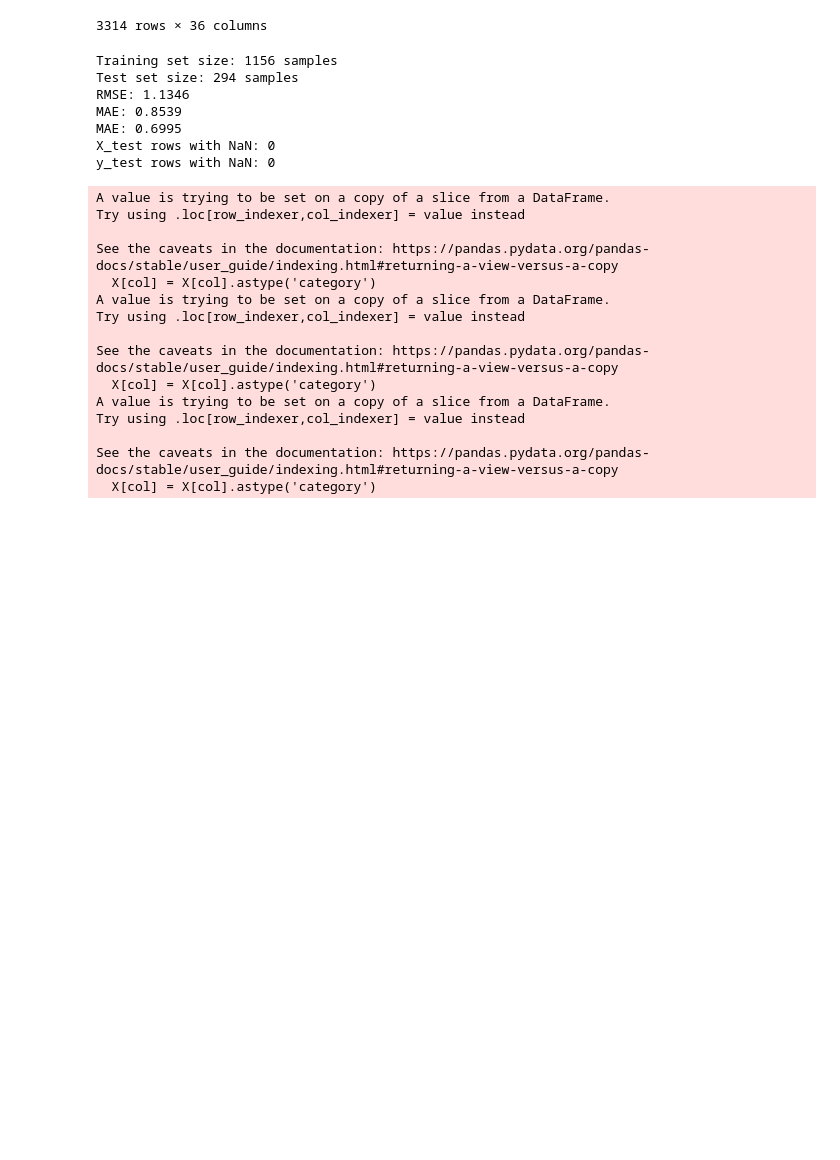
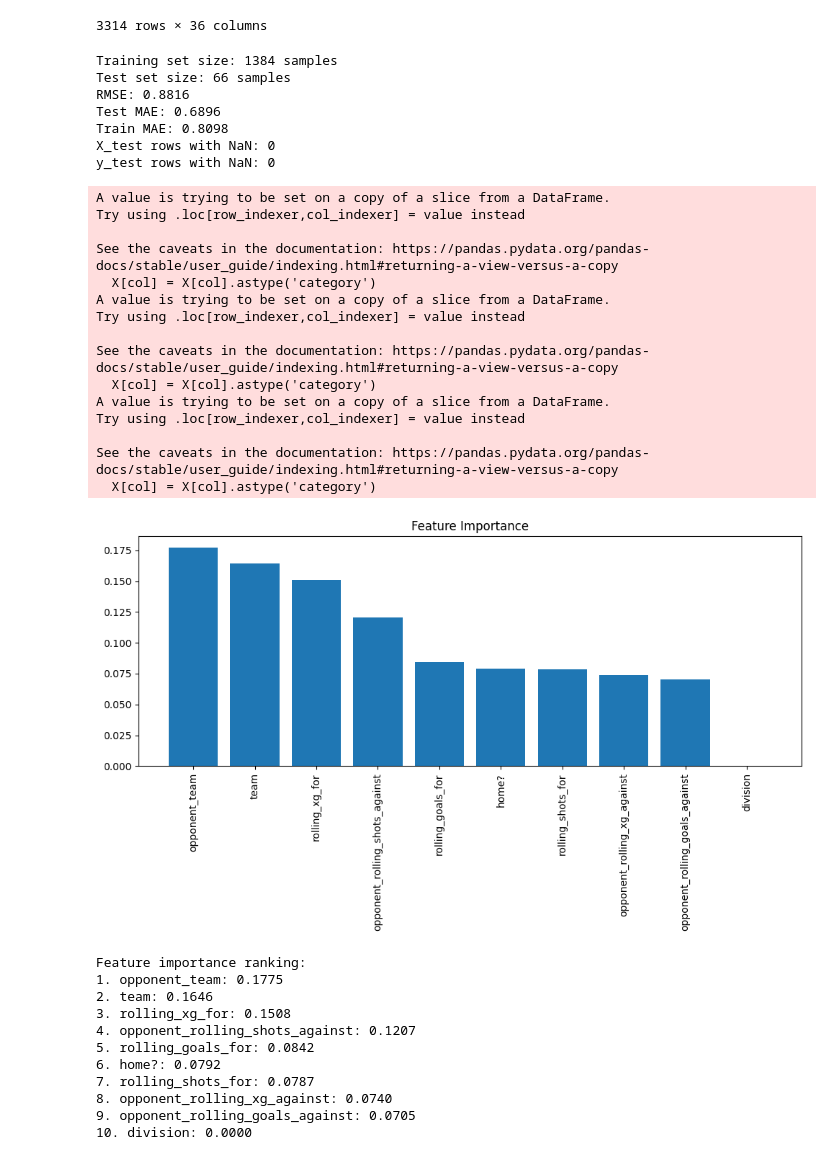
Before and after one commit to louis-porter/team-eval, a Jupyter notebook: ml/xgboost_model.ipynb, the cells around one changed output. Drawn from its saved outputs; the diff is of its cells as text; code cells hidden in the pictures; blank space fills up the shorter version.

Commit message:
improved xgboost model

```diff
--- a/ml/xgboost_model.ipynb
+++ b/ml/xgboost_model.ipynb
@@ -270,7 +283,7 @@ for col in cat_cols:
 
 y = final_df["goals"]
 
-feb_2025_cutoff = pd.to_datetime('2025-02-01')
+feb_2025_cutoff = pd.to_datetime('2025-03-08')
 X_train = X[final_df['match_date'] < feb_2025_cutoff]
 y_train = y[final_df['match_date'] < feb_2025_cutoff]
 X_test = X[final_df['match_date'] >= feb_2025_cutoff]
@@ -282,10 +295,12 @@ print(f"Test set size: {X_test.shape[0]} samples")
 # Train an XGBoost model
 model = xgb.XGBRegressor(
     n_estimators=100,
-    learning_rate=0.1,
+    learning_rate=0.03,
     max_depth=2,
-    subsample=0.8,
-    colsample_bytree=0.8,
+    subsample=0.9,
+    colsample_bytree=0.7,
+    min_child_weight=1,
+    gamma=0,
     random_state=26,
     enable_categorical=True  # Enable categorical feature support
 )
@@ -301,8 +316,8 @@ rmse = np.sqrt(mean_squared_error(y_test, y_pred))
 mae = mean_absolute_error(y_test, y_pred)
 train_mae = mean_absolute_error(y_train, y_train_pred)
 print(f"RMSE: {rmse:.4f}")
-print(f"MAE: {mae:.4f}")
-print(f"MAE: {train_mae:.4f}")
+print(f"Test MAE: {mae:.4f}")
+print(f"Train MAE: {train_mae:.4f}")
 
 X_test_has_nan = X_test.isna().any(axis=1)
 y_test_has_nan = y_test.isna()
@@ -310,11 +325,11 @@ y_test_has_nan = y_test.isna()
 print(f"X_test rows with NaN: {X_test_has_nan.sum()}")
 print(f"y_test rows with NaN: {y_test_has_nan.sum()}")
 # %% [output]
-Training set size: 1156 samples
-Test set size: 294 samples
-RMSE: 1.1346
-MAE: 0.8539
-MAE: 0.6995
+Training set size: 1384 samples
+Test set size: 66 samples
+RMSE: 0.8816
+Test MAE: 0.6896
+Train MAE: 0.8098
 X_test rows with NaN: 0
 y_test rows with NaN: 0
 A value is trying to be set on a copy of a slice from a DataFrame.
@@ -332,3 +347,43 @@ Try using .loc[row_indexer,col_indexer] = value instead
 
 See the caveats in the documentation: https://pandas.pydata.org/pandas-docs/stable/user_guide/indexing.html#returning-a-view-versus-a-copy
   X[col] = X[col].astype('category')
+# %%
+import matplotlib.pyplot as plt
+import numpy as np
+
+# Assuming best_model is your trained XGBoost model from GridSearchCV
+# Get feature importance
+importance = model.feature_importances_
+
+# Get feature names (assuming your X_train is a pandas DataFrame)
+# If not, you'll need to create a list of feature names
+feature_names = X_train.columns
+
+# Sort importance in descending order
+indices = np.argsort(importance)[::-1]
+
+# Plot
+plt.figure(figsize=(10, 6))
+plt.title('Feature Importance')
+plt.bar(range(len(importance)), importance[indices])
+plt.xticks(range(len(importance)), feature_names[indices], rotation=90)
+plt.tight_layout()
+plt.show()
+
+# Print feature importance in descending order
+print("Feature importance ranking:")
+for i, idx in enumerate(indices):
+    print(f"{i+1}. {feature_names[idx]}: {importance[idx]:.4f}")
+# %% [output]
+[figure, added]
+Feature importance ranking:
+1. opponent_team: 0.1775
+2. team: 0.1646
+3. rolling_xg_for: 0.1508
+4. opponent_rolling_shots_against: 0.1207
+5. rolling_goals_for: 0.0842
+6. home?: 0.0792
+7. rolling_shots_for: 0.0787
+8. opponent_rolling_xg_against: 0.0740
+9. opponent_rolling_goals_against: 0.0705
+10. division: 0.0000
```
Also changed, not shown: parts of 7 cells of this notebook.
